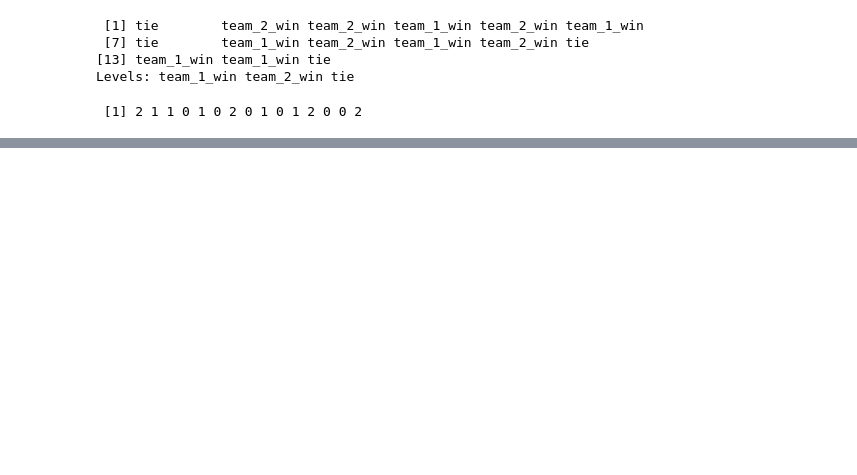
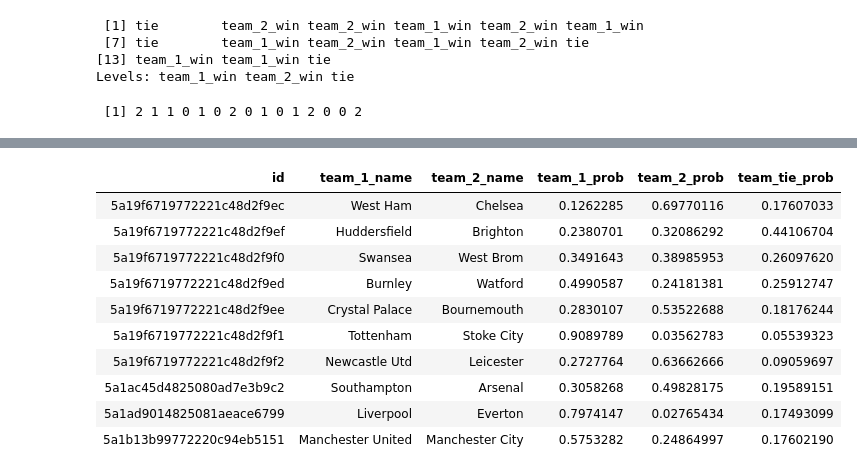
Before and after one commit to smstojanovic/sports_predictions, a Jupyter notebook: EPL/R Model Playground.ipynb, the cells around one changed output, grey strips where cells are left out. Saved outputs shown, nothing was run; the diff lists cells and outputs as text; code cells hidden in the pictures; blank space fills up the shorter version.

```diff
--- a/EPL/R Model Playground.ipynb
+++ b/EPL/R Model Playground.ipynb
@@ -420,0 +532,15 @@ df_comp
+# %%
+cbind(df %>%
+    filter(data_type == 'comp') %>% select(id, team_1_name, team_2_name), df_comp %>% select(team_1_prob, team_2_prob, team_tie_prob) )
+# %% [output]
+| id | team_1_name | team_2_name | team_1_prob | team_2_prob | team_tie_prob |
+| 5a19f6719772221c48d2f9ec | West Ham | Chelsea | 0.1262285 | 0.69770116 | 0.17607033 |
+| 5a19f6719772221c48d2f9ef | Huddersfield | Brighton | 0.2380701 | 0.32086292 | 0.44106704 |
+| 5a19f6719772221c48d2f9f0 | Swansea | West Brom | 0.3491643 | 0.38985953 | 0.26097620 |
+| 5a19f6719772221c48d2f9ed | Burnley | Watford | 0.4990587 | 0.24181381 | 0.25912747 |
+| 5a19f6719772221c48d2f9ee | Crystal Palace | Bournemouth | 0.2830107 | 0.53522688 | 0.18176244 |
+| 5a19f6719772221c48d2f9f1 | Tottenham | Stoke City | 0.9089789 | 0.03562783 | 0.05539323 |
+| 5a19f6719772221c48d2f9f2 | Newcastle Utd | Leicester | 0.2727764 | 0.63662666 | 0.09059697 |
+| 5a1ac45d4825080ad7e3b9c2 | Southampton | Arsenal | 0.3058268 | 0.49828175 | 0.19589151 |
+| 5a1ad9014825081aeace6799 | Liverpool | Everton | 0.7974147 | 0.02765434 | 0.17493099 |
+| 5a1b13b99772220c94eb5151 | Manchester United | Manchester City | 0.5753282 | 0.24864997 | 0.17602190 |
```
Also changed, not shown: parts of 37 cells of this notebook.
